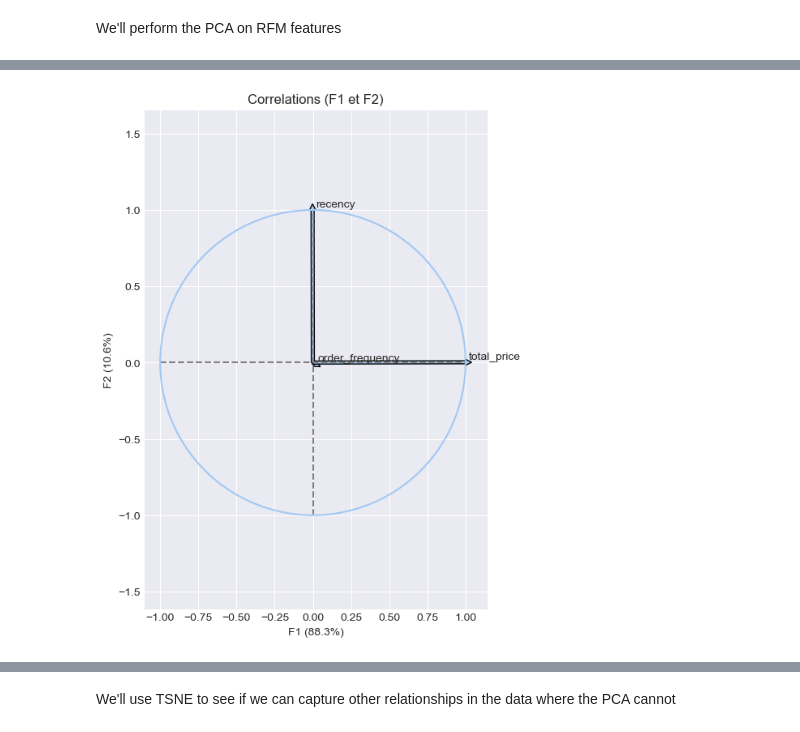
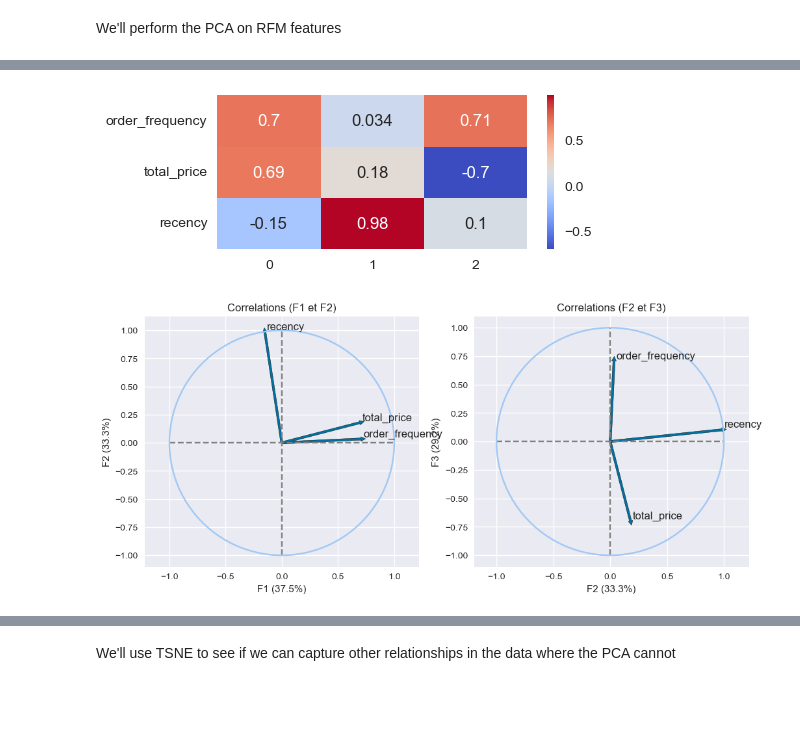
Before and after one commit to Dzov/DSP5, a Jupyter notebook: Haladjian_Amelie-Dzovinar_2_notebook_essais_092023.ipynb, the cells around one changed output, grey strips where cells are left out. Cells and saved outputs as stored; diff of their text form; code cells hidden in the pictures; blank space fills up the shorter version.

```diff
--- a/Haladjian_Amelie-Dzovinar_2_notebook_essais_092023.ipynb
+++ b/Haladjian_Amelie-Dzovinar_2_notebook_essais_092023.ipynb
@@ -47,7 +47,3 @@ We will drop features that are too correlated as they seem to be redundant.
-# %%
-customers.drop(
-    columns=["mean_order_price", "mean_installment_payment_value"], inplace=True
-)
 # %% [markdown]
 ## Distributions
 # %%
@@ -109,7 +102,7 @@ def scree_plot(pca, feature_count):
     plt.show()
 # %%
 def plot_correlation_circle(pca, features, components):
-    fig = plt.figure(figsize=(12, 8))
+    fig = plt.figure(figsize=(12, 5))
     num = 0
     for x, y in components:
         num += 1
@@ -125,19 +118,16 @@ def plot_correlation_circle(pca, features, components):
                 width=0.02,
             )
             ax.text(
-                pca.components_[x, i] +
-                0.02, pca.components_[y, i] + 0.02, features[i]
+                pca.components_[x, i] + 0.02, pca.components_[y, i] + 0.02, features[i]
             )
         plt.plot([-1, 1], [0, 0], color="grey", ls="--")
         plt.plot([0, 0], [-1, 1], color="grey", ls="--")
 
         ax.set_xlabel(
-            "F{} ({}%)".format(
-                x + 1, round(100 * pca.explained_variance_ratio_[x], 1))
+            "F{} ({}%)".format(x + 1, round(100 * pca.explained_variance_ratio_[x], 1))
         )
         ax.set_ylabel(
-            "F{} ({}%)".format(
-                y + 1, round(100 * pca.explained_variance_ratio_[y], 1))
+            "F{} ({}%)".format(y + 1, round(100 * pca.explained_variance_ratio_[y], 1))
         )
         ax.set_title("Correlations (F{} et F{})".format(x + 1, y + 1))
         an = np.linspace(0, 2 * np.pi, 100)
@@ -172,7 +162,7 @@ def display_factorial_planes(X_projected, components, pca):
     plt.show()
 # %%
 def scale(df):
-    scaler = RobustScaler()
+    scaler = StandardScaler()
     return scaler.fit_transform(df)
 # %% [markdown]
 ### PCA on all features
@@ -210,5 +221,17 @@ scree_plot(rfm_pca, 3)
+# %%
+components = pd.DataFrame(rfm_pca.components_, columns=rfm_subset.columns)
+
+plt.figure(figsize=[5, 2])
+sns.heatmap(
+    components.T,
+    cmap="coolwarm",
+    annot=True,
+)
+plt.show()
+# %% [output]
+[figure, added]
 # %%
-plot_correlation_circle(rfm_pca, rfm_subset.columns, [(0, 1)])
+plot_correlation_circle(rfm_pca, rfm_subset.columns, [(0, 1), (1, 2)])
 # %% [output]
-[figure, old version]
+[figure, new version]
 # %%
```
Also changed, not shown: parts of 66 cells of this notebook, 1 other file.
